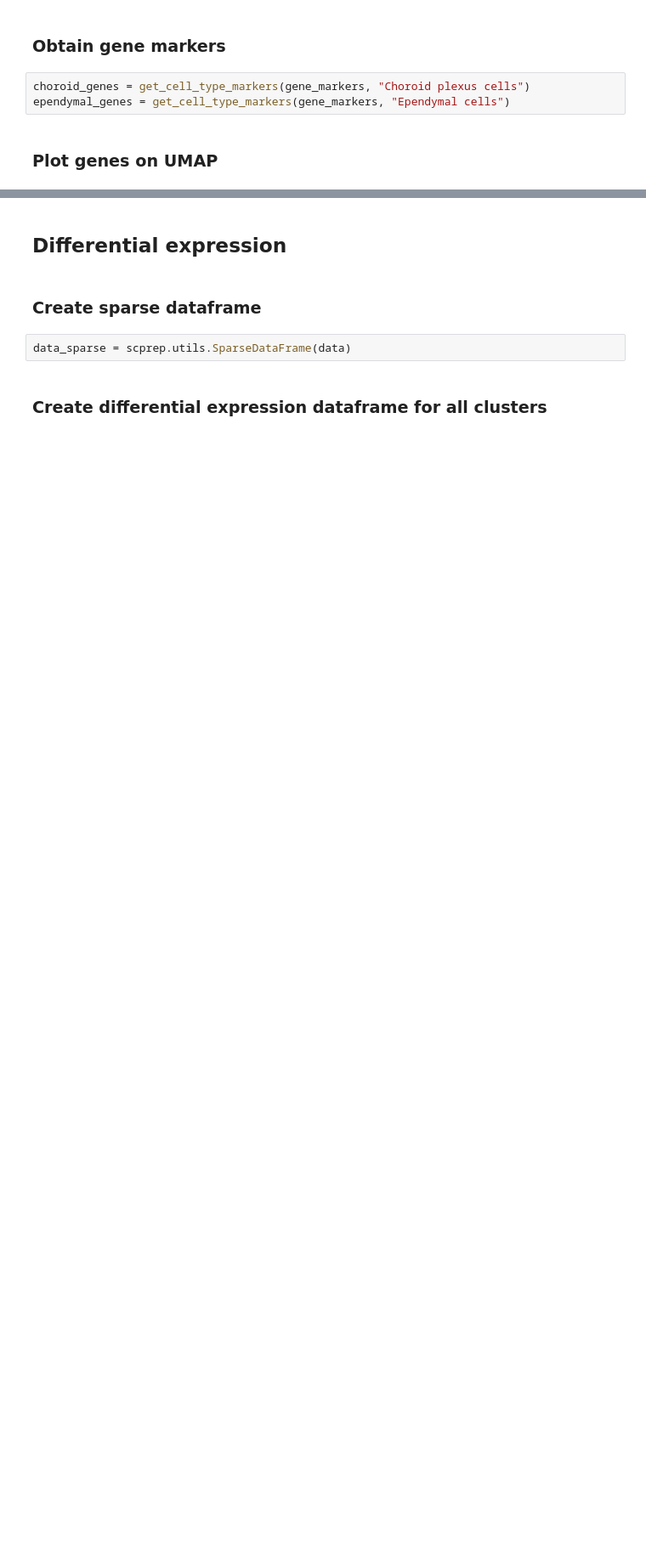
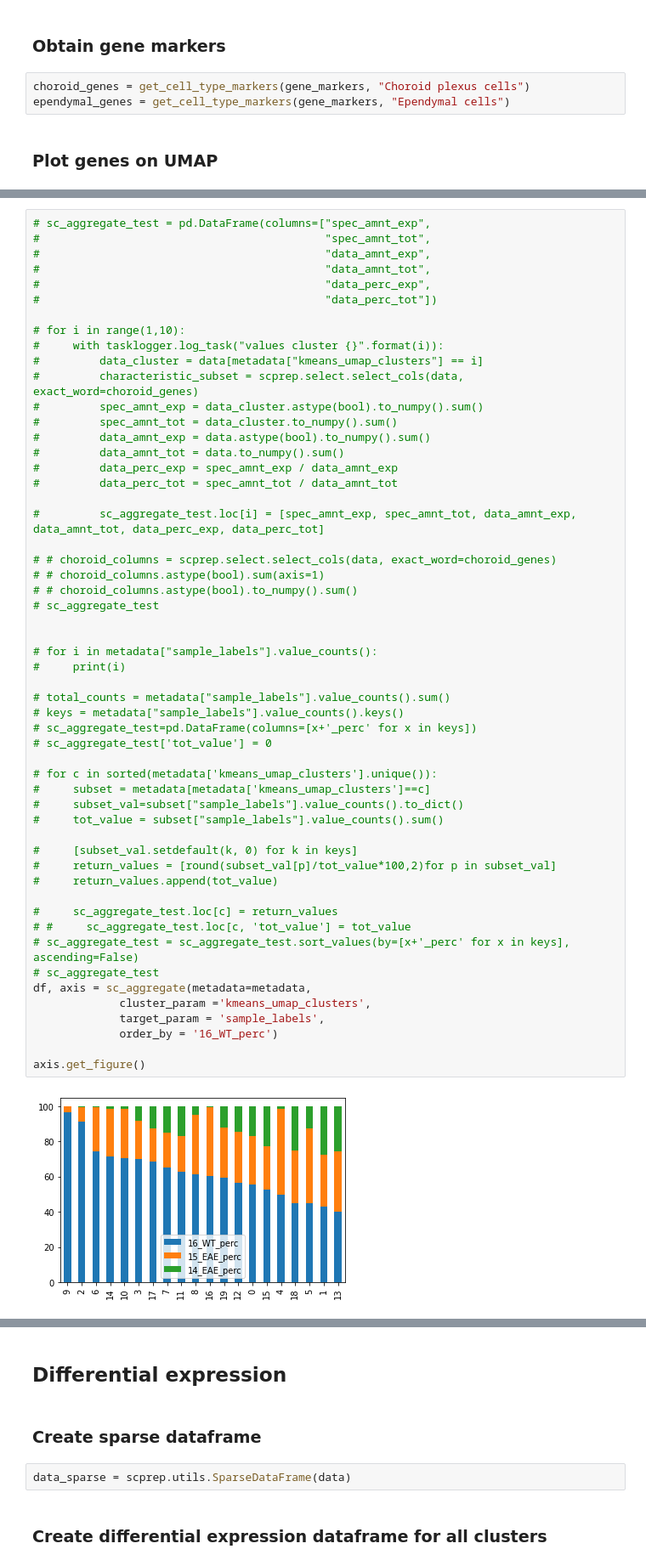
Before and after one commit to SBurwash/CRCHUM, a Jupyter notebook: Python_project/main.ipynb, the cells around one changed output, grey strips where cells are left out. Shown: that part at 85% size. Drawn from its saved outputs; the diff is of its cells as text; blank space fills up the shorter version.

Commit message:
Finished SC_Aggregate

```diff
--- a/Python_project/main.ipynb
+++ b/Python_project/main.ipynb
@@ -481,0 +573,56 @@ data_choiroid = data[metadata["kmeans_umap_clusters"] == choroid_cell_cluster]
+# %%
+# sc_aggregate_test = pd.DataFrame(columns=["spec_amnt_exp",
+#                                           "spec_amnt_tot",
+#                                           "data_amnt_exp",
+#                                           "data_amnt_tot",
+#                                           "data_perc_exp",
+#                                           "data_perc_tot"])
+
+# for i in range(1,10):
+#     with tasklogger.log_task("values cluster {}".format(i)):
+#         data_cluster = data[metadata["kmeans_umap_clusters"] == i]
+#         characteristic_subset = scprep.select.select_cols(data, exact_word=choroid_genes)
+#         spec_amnt_exp = data_cluster.astype(bool).to_numpy().sum()
+#         spec_amnt_tot = data_cluster.to_numpy().sum()
+#         data_amnt_exp = data.astype(bool).to_numpy().sum()
+#         data_amnt_tot = data.to_numpy().sum()
+#         data_perc_exp = spec_amnt_exp / data_amnt_exp
+#         data_perc_tot = spec_amnt_tot / data_amnt_tot
+
+#         sc_aggregate_test.loc[i] = [spec_amnt_exp, spec_amnt_tot, data_amnt_exp, data_amnt_tot, data_perc_exp, data_perc_tot]
+
+# # choroid_columns = scprep.select.select_cols(data, exact_word=choroid_genes)
+# # choroid_columns.astype(bool).sum(axis=1)
+# # choroid_columns.astype(bool).to_numpy().sum()
+# sc_aggregate_test
+
+
+# for i in metadata["sample_labels"].value_counts():
+#     print(i)
+
+# total_counts = metadata["sample_labels"].value_counts().sum()
+# keys = metadata["sample_labels"].value_counts().keys()
+# sc_aggregate_test=pd.DataFrame(columns=[x+'_perc' for x in keys])
+# sc_aggregate_test['tot_value'] = 0
+
+# for c in sorted(metadata['kmeans_umap_clusters'].unique()):
+#     subset = metadata[metadata['kmeans_umap_clusters']==c]
+#     subset_val=subset["sample_labels"].value_counts().to_dict()
+#     tot_value = subset["sample_labels"].value_counts().sum()
+
+#     [subset_val.setdefault(k, 0) for k in keys]
+#     return_values = [round(subset_val[p]/tot_value*100,2)for p in subset_val]
+#     return_values.append(tot_value)
+
+#     sc_aggregate_test.loc[c] = return_values
+# #     sc_aggregate_test.loc[c, 'tot_value'] = tot_value
+# sc_aggregate_test = sc_aggregate_test.sort_values(by=[x+'_perc' for x in keys], ascending=False)
+# sc_aggregate_test
+df, axis = sc_aggregate(metadata=metadata,
+             cluster_param ='kmeans_umap_clusters',
+             target_param = 'sample_labels',
+             order_by = '16_WT_perc')
+
+axis.get_figure()
+# %% [output]
+[figure, added]
```
Also changed, not shown: parts of 25 cells of this notebook, 1 other file.
